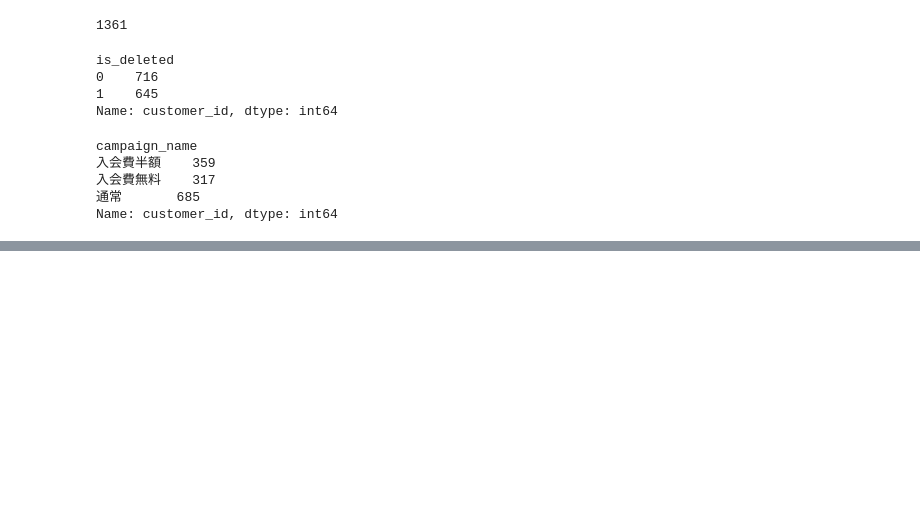
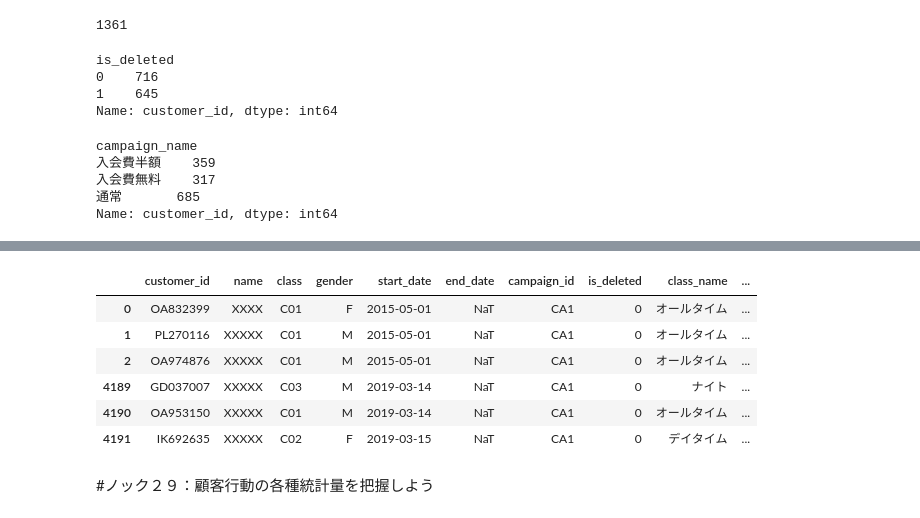
Before and after one commit to HiroshiATakano/GitHub, a Jupyter notebook: 3章_.ipynb, the cells around one changed output, grey strips where cells are left out. Drawn from its saved outputs; the diff is of its cells as text; code cells hidden in the pictures; blank space fills up the shorter version.

```diff
--- a/3章_.ipynb
+++ b/3章_.ipynb
@@ -251,0 +368,3 @@ graph_data.resample('M').sum()
+# %%
+uselog_weekday = uselog_weekday.groupby("customer_id",as_index=False).max()[["customer_id","count"]]
+uselog_weekday.loc[:,["routing_flg"]] = 0
@@ -251,0 +500,15 @@ graph_data.resample('M').sum()
+# %%
+customer_join["calc_date"] = customer_join["end_date"]
+customer_join["calc_date"] = customer_join["calc_date"].fillna(pd.to_datetime("20190430"))
+customer_join["membership_period"] = customer_join.apply(lambda x: delta_calc(x["calc_date"],x["start_date"]),axis=1)
+customer_join.head(3).append(customer_join.tail(3))
+# %% [output]
+|  | customer_id | name | class | gender | start_date | end_date | campaign_id | is_deleted | class_name | ... |
+| 0 | OA832399 | XXXX | C01 | F | 2015-05-01 | NaT | CA1 | 0 | オールタイム | ... |
+| 1 | PL270116 | XXXXX | C01 | M | 2015-05-01 | NaT | CA1 | 0 | オールタイム | ... |
+| 2 | OA974876 | XXXXX | C01 | M | 2015-05-01 | NaT | CA1 | 0 | オールタイム | ... |
+| 4189 | GD037007 | XXXXX | C03 | M | 2019-03-14 | NaT | CA1 | 0 | ナイト | ... |
+| 4190 | OA953150 | XXXXX | C01 | M | 2019-03-14 | NaT | CA1 | 0 | オールタイム | ... |
+| 4191 | IK692635 | XXXXX | C02 | F | 2019-03-15 | NaT | CA1 | 0 | デイタイム | ... |
+# %% [markdown]
+#ノック２９：顧客行動の各種統計量を把握しよう
```
Also changed, not shown: parts of 34 cells of this notebook.
